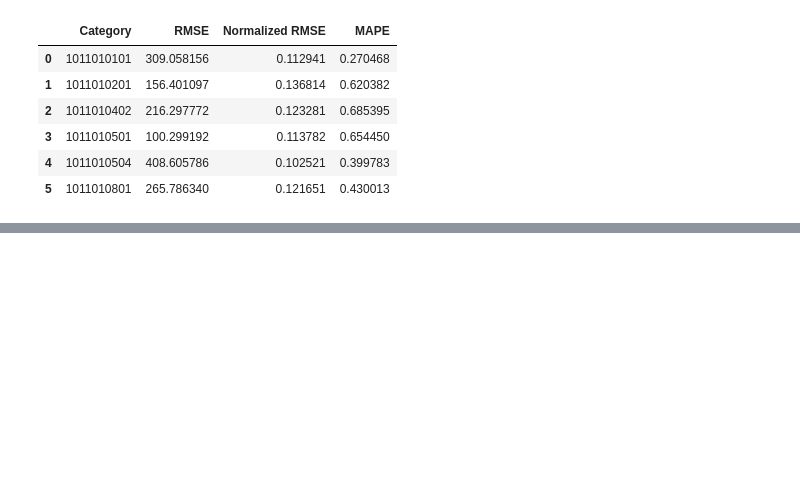
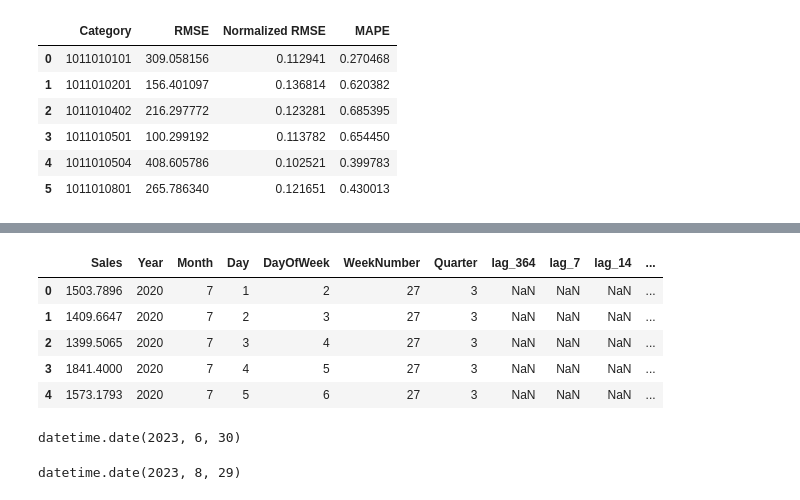
Before and after one commit to prattapong/Data-Science-Portfolio, a Jupyter notebook: Projects/Supermaket Sales Data/code/1.4 Parameter Tuning with GridSearchCV.ipynb, the cells around one changed output, grey strips where cells are left out. Cells and saved outputs as stored; diff of their text form; code cells hidden in the pictures; blank space fills up the shorter version.

```diff
--- a/Projects/Supermaket Sales Data/code/1.4 Parameter Tuning with GridSearchCV.ipynb
+++ b/Projects/Supermaket Sales Data/code/1.4 Parameter Tuning with GridSearchCV.ipynb
@@ -116,6 +116,7 @@ def create_date_feature(df: pd.DataFrame,
     df['Day'] = df['Date'].dt.day
     df['DayOfWeek'] = df['Date'].dt.dayofweek  # Monday is 0 and Sunday is 6
     df['WeekNumber'] = df['Date'].dt.isocalendar().week
+    df['WeekNumber'] = df['WeekNumber'].astype('int64')
     df['Quarter'] = df['Date'].dt.quarter
 
     return df
@@ -129,6 +130,7 @@ def create_lag_feature(df: pd.DataFrame,
                        days: int):
 
     df[f'lag_{days}'] = df['Sales'].shift(days)
+    df[f'lag_{days}'] = df[f'lag_{days}'].astype('float64')
 
     return df
 
@@ -261,7 +288,9 @@ for category in categories:
     df_final = category_feature_engineering(df_category = df_category)
 
     # Create a progress bar for the overall progress
-    overall_progress_bar = tqdm(total=total_combinations, desc='Overall Progress', unit='combination')
+    overall_progress_bar = tqdm(total = total_combinations,
+                                desc = 'Overall Progress',
+                                unit = 'combination')
 
     # Loop all parameters
     best_params = {}
@@ -432,0 +692,12 @@ display(pd.DataFrame(category_best_score))
+# %%
+df_plot = df_all.copy()
+df_plot['Date'] = pd.to_datetime(df_plot[['Year', 'Month', 'Day']])
+df_plot['is_hitorical'] = df_plot.apply(lambda x: 1 if x['Date'].date() <= latest_historical and x['Category Code'] == category else 0, axis = 1)
+df_plot.head()
+# %% [output]
+|  | Sales | Year | Month | Day | DayOfWeek | WeekNumber | Quarter | lag_364 | lag_7 | lag_14 | ... |
+| 0 | 1503.7896 | 2020 | 7 | 1 | 2 | 27 | 3 | NaN | NaN | NaN | ... |
+| 1 | 1409.6647 | 2020 | 7 | 2 | 3 | 27 | 3 | NaN | NaN | NaN | ... |
+| 2 | 1399.5065 | 2020 | 7 | 3 | 4 | 27 | 3 | NaN | NaN | NaN | ... |
+| 3 | 1841.4000 | 2020 | 7 | 4 | 5 | 27 | 3 | NaN | NaN | NaN | ... |
+| 4 | 1573.1793 | 2020 | 7 | 5 | 6 | 27 | 3 | NaN | NaN | NaN | ... |
@@ -432,0 +706,10 @@ display(pd.DataFrame(category_best_score))
+# %%
+latest_historical = df_agg[df_agg['Category Code'] == category]['Date'].max()
+latest_historical = dt.strptime(latest_historical, '%Y-%m-%d').date()
+latest_historical
+# %% [output]
+datetime.date(2023, 6, 30)
+# %%
+latest_historical + timedelta(days = days_to_predict)
+# %% [output]
+datetime.date(2023, 8, 29)
```
Also changed, not shown: parts of 11 cells of this notebook, 1 other file.
